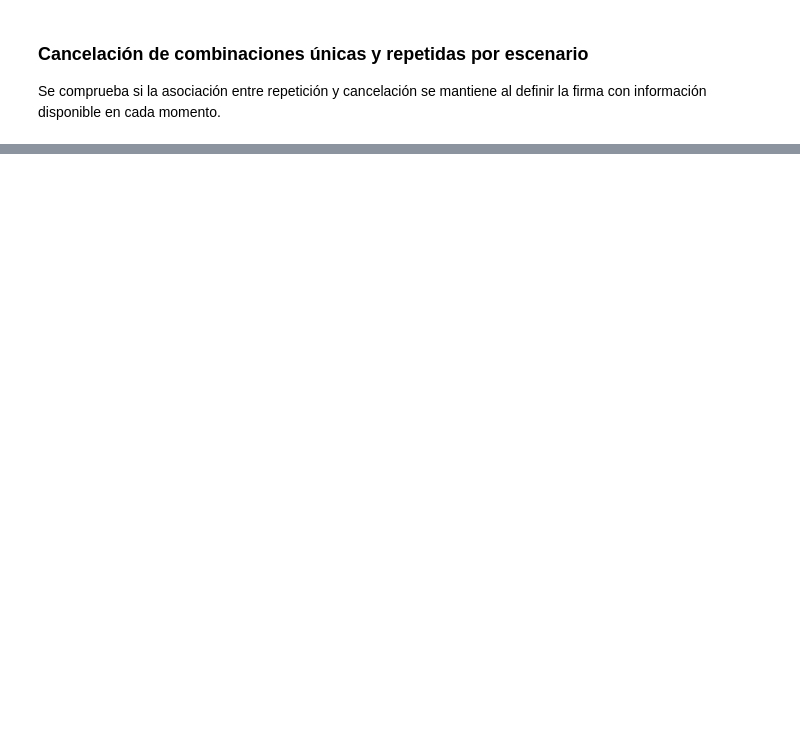
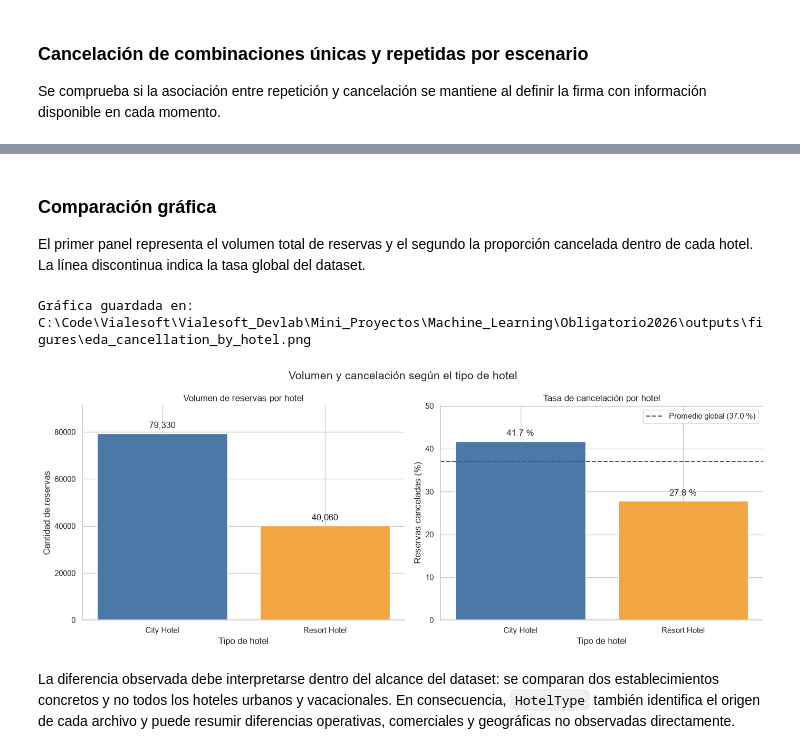
Before and after one commit to Lithium582/Obligatorio2026, a Jupyter notebook: notebooks/02_eda.ipynb, the cells around one changed output, grey strips where cells are left out. Saved outputs shown, nothing was run; the diff lists cells and outputs as text; code cells hidden in the pictures; blank space fills up the shorter version.

```diff
--- a/notebooks/02_eda.ipynb
+++ b/notebooks/02_eda.ipynb
@@ -1514,0 +1621,76 @@ Para una evaluación conservadora, la firma correspondiente a la creación de la
+# %% [markdown]
+### Comparación gráfica
+
+El primer panel representa el volumen total de reservas y el segundo la proporción cancelada dentro de cada hotel. La línea discontinua indica la tasa global del dataset.
+# %%
+hotel_colors = {
+    "City Hotel": "#4C78A8",
+    "Resort Hotel": "#F2A541",
+}
+hotel_order = hotel_target_summary.sort_values(
+    "reservations", ascending=False
+)["HotelType"].tolist()
+plot_data = hotel_target_summary.set_index("HotelType").loc[hotel_order].reset_index()
+
+figure, axes = plt.subplots(1, 2, figsize=(14, 5.5))
+
+volume_bars = axes[0].bar(
+    plot_data["HotelType"],
+    plot_data["reservations"],
+    color=[hotel_colors[hotel] for hotel in plot_data["HotelType"]],
+)
+for bar, value in zip(volume_bars, plot_data["reservations"]):
+    axes[0].annotate(
+        f"{value:,}",
+        (bar.get_x() + bar.get_width() / 2, bar.get_height()),
+        xytext=(0, 5), textcoords="offset points",
+        ha="center", va="bottom",
+    )
+axes[0].set_title("Volumen de reservas por hotel")
+axes[0].set_xlabel("Tipo de hotel")
+axes[0].set_ylabel("Cantidad de reservas")
+axes[0].set_ylim(0, plot_data["reservations"].max() * 1.15)
+
+rate_bars = axes[1].bar(
+    plot_data["HotelType"],
+    plot_data["cancellation_percentage"],
+    color=[hotel_colors[hotel] for hotel in plot_data["HotelType"]],
+)
+for bar, value in zip(rate_bars, plot_data["cancellation_percentage"]):
+    axes[1].annotate(
+        f"{value:.1f} %",
+        (bar.get_x() + bar.get_width() / 2, bar.get_height()),
+        xytext=(0, 5), textcoords="offset points",
+        ha="center", va="bottom",
+    )
+global_cancellation_percentage = bookings_df["IsCanceled"].mean() * 100
+axes[1].axhline(
+    global_cancellation_percentage,
+    color="#555555", linestyle="--", linewidth=1.5,
+    label=f"Promedio global ({global_cancellation_percentage:.1f} %)",
+)
+axes[1].set_title("Tasa de cancelación por hotel")
+axes[1].set_xlabel("Tipo de hotel")
+axes[1].set_ylabel("Reservas canceladas (%)")
+axes[1].set_ylim(0, max(plot_data["cancellation_percentage"].max() * 1.2, 50))
+axes[1].legend()
+
+for axis in axes:
+    sns.despine(ax=axis)
+
+figure.suptitle("Volumen y cancelación según el tipo de hotel", fontsize=15)
+figure.tight_layout()
+
+if PROJECT_ROOT is not None:
+    figures_dir = PROJECT_ROOT / "outputs" / "figures"
+    figures_dir.mkdir(parents=True, exist_ok=True)
+    hotel_figure_path = figures_dir / "eda_cancellation_by_hotel.png"
+    figure.savefig(hotel_figure_path, dpi=300, bbox_inches="tight")
+    print(f"Gráfica guardada en: {hotel_figure_path}")
+
+plt.show()
+# %% [output]
+Gráfica guardada en: C:\Code\Vialesoft\Vialesoft_Devlab\Mini_Proyectos\Machine_Learning\Obligatorio2026\outputs\figures\eda_cancellation_by_hotel.png
+[figure, added]
+# %% [markdown]
+La diferencia observada debe interpretarse dentro del alcance del dataset: se comparan dos establecimientos concretos y no todos los hoteles urbanos y vacacionales. En consecuencia, `HotelType` también identifica el origen de cada archivo y puede resumir diferencias operativas, comerciales y geográficas no observadas directamente.
```
Also changed, not shown: parts of 35 cells of this notebook, 3 other files.
